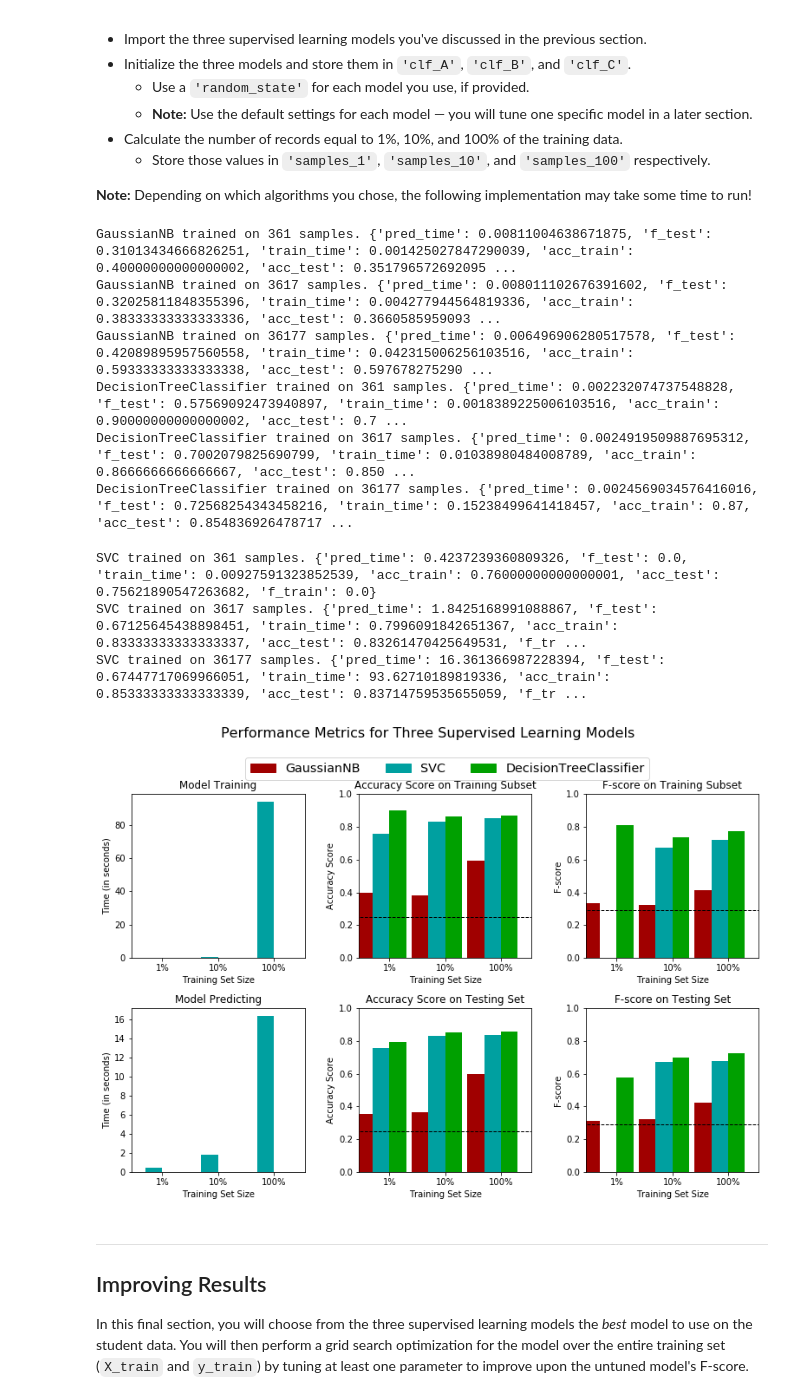
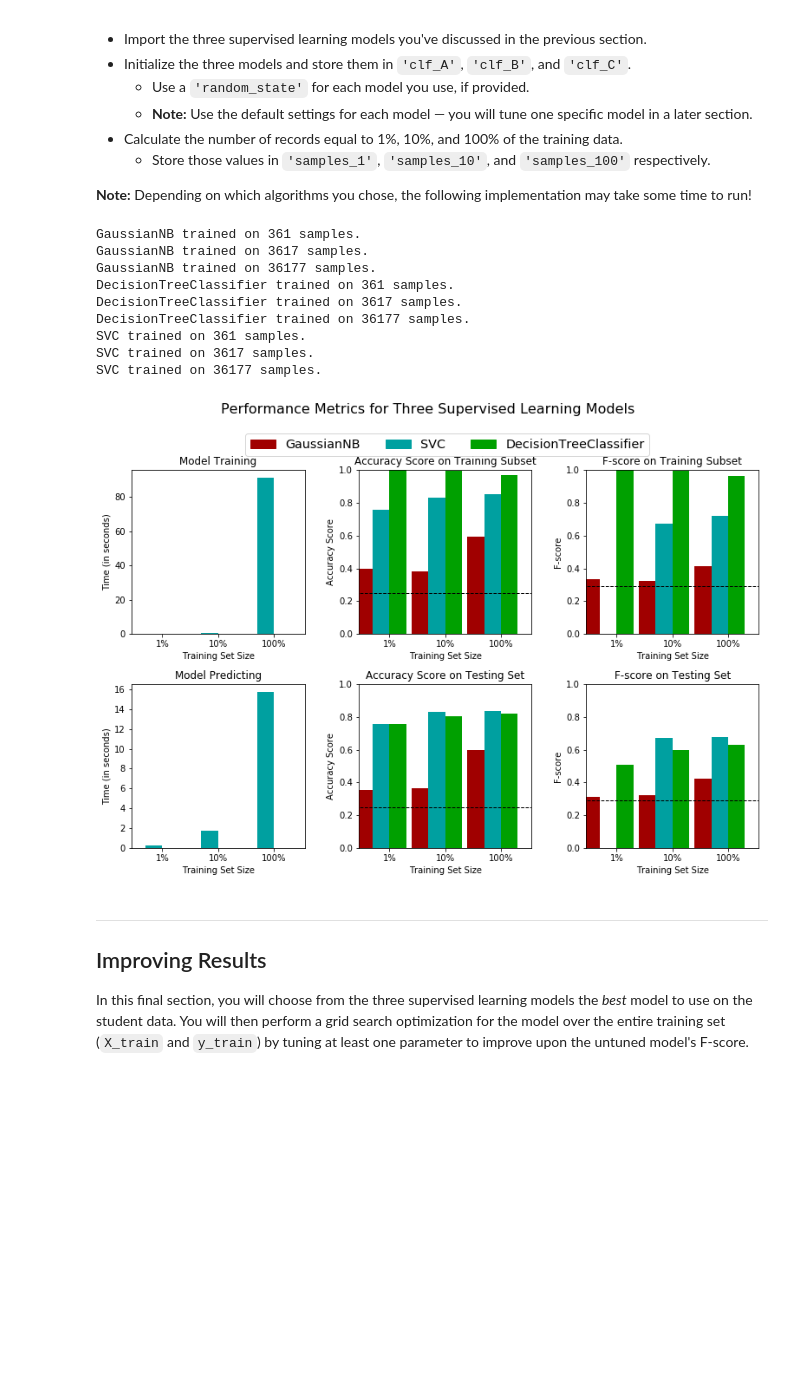
Before and after one commit to liam-august-h/machine-learning, a Jupyter notebook: projects/finding_donors/finding_donors.ipynb, the cells around one changed output. Saved outputs shown, nothing was run; the diff lists cells and outputs as text; code cells hidden in the pictures; blank space fills up the shorter version.

```diff
--- a/projects/finding_donors/finding_donors.ipynb
+++ b/projects/finding_donors/finding_donors.ipynb
@@ -407,47 +407,44 @@ In the code cell, you will need to implement the following:
 # %%
 # Import the three supervised learning models from sklearn
 from sklearn.naive_bayes import GaussianNB
 from sklearn.tree import DecisionTreeClassifier
 from sklearn.svm import SVC
 
 # Initialize the three models
 clf_A = GaussianNB()
-clf_B = DecisionTreeClassifier(
-    criterion = "entropy",
-    min_samples_split = 0.05,
-    )
-clf_C = SVC()
+clf_B = DecisionTreeClassifier(random_state=36)
+clf_C = SVC(random_state=36)
 
 # Calculate the number of samples for 1%, 10%, and 100% of the training data
 # HINT: samples_100 is the entire training set i.e. len(y_train)
 # HINT: samples_10 is 10% of samples_100
 # HINT: samples_1 is 1% of samples_100
 samples_100 = len(X_train)
 samples_10 = int(samples_100 * 0.1)
 samples_1 = int(samples_10 * 0.1)
 
 # Collect results on the learners
 results = {}
 for clf in [clf_A, clf_B, clf_C]:
     clf_name = clf.__class__.__name__
     results[clf_name] = {}
     for i, samples in enumerate([samples_1, samples_10, samples_100]):
         results[clf_name][i] = \
             train_predict(clf, samples, X_train, y_train, X_test, y_test)
 
 # Run metrics visualization for the three supervised learning models chosen
 vs.evaluate(results, accuracy, fscore)
 # %% [output]
-GaussianNB trained on 361 samples. {'pred_time': 0.00811004638671875, 'f_test': 0.31013434666826251, 'train_time': 0.001425027847290039, 'acc_train': 0.40000000000000002, 'acc_test': 0.351796572692095 ...
-GaussianNB trained on 3617 samples. {'pred_time': 0.008011102676391602, 'f_test': 0.32025811848355396, 'train_time': 0.004277944564819336, 'acc_train': 0.38333333333333336, 'acc_test': 0.3660585959093 ...
-GaussianNB trained on 36177 samples. {'pred_time': 0.006496906280517578, 'f_test': 0.42089895957560558, 'train_time': 0.042315006256103516, 'acc_train': 0.59333333333333338, 'acc_test': 0.597678275290 ...
-DecisionTreeClassifier trained on 361 samples. {'pred_time': 0.002232074737548828, 'f_test': 0.57569092473940897, 'train_time': 0.0018389225006103516, 'acc_train': 0.90000000000000002, 'acc_test': 0.7 ...
-DecisionTreeClassifier trained on 3617 samples. {'pred_time': 0.0024919509887695312, 'f_test': 0.7002079825690799, 'train_time': 0.01038980484008789, 'acc_train': 0.8666666666666667, 'acc_test': 0.850 ...
-DecisionTreeClassifier trained on 36177 samples. {'pred_time': 0.0024569034576416016, 'f_test': 0.72568254343458216, 'train_time': 0.15238499641418457, 'acc_train': 0.87, 'acc_test': 0.854836926478717 ...
+GaussianNB trained on 361 samples.
+GaussianNB trained on 3617 samples.
+GaussianNB trained on 36177 samples.
+DecisionTreeClassifier trained on 361 samples.
+DecisionTreeClassifier trained on 3617 samples.
+DecisionTreeClassifier trained on 36177 samples.
+SVC trained on 361 samples.
+SVC trained on 3617 samples.
+SVC trained on 36177 samples.
-SVC trained on 361 samples. {'pred_time': 0.4237239360809326, 'f_test': 0.0, 'train_time': 0.00927591323852539, 'acc_train': 0.76000000000000001, 'acc_test': 0.75621890547263682, 'f_train': 0.0}
-SVC trained on 3617 samples. {'pred_time': 1.8425168991088867, 'f_test': 0.67125645438898451, 'train_time': 0.7996091842651367, 'acc_train': 0.83333333333333337, 'acc_test': 0.83261470425649531, 'f_tr ...
-SVC trained on 36177 samples. {'pred_time': 16.361366987228394, 'f_test': 0.67447717069966051, 'train_time': 93.62710189819336, 'acc_train': 0.85333333333333339, 'acc_test': 0.83714759535655059, 'f_tr ...
-[figure, old version]
+[figure, new version]
 # %% [markdown]
 ----
 ## Improving Results
```
Also changed, not shown: parts of 11 cells of this notebook, 1 other file.
